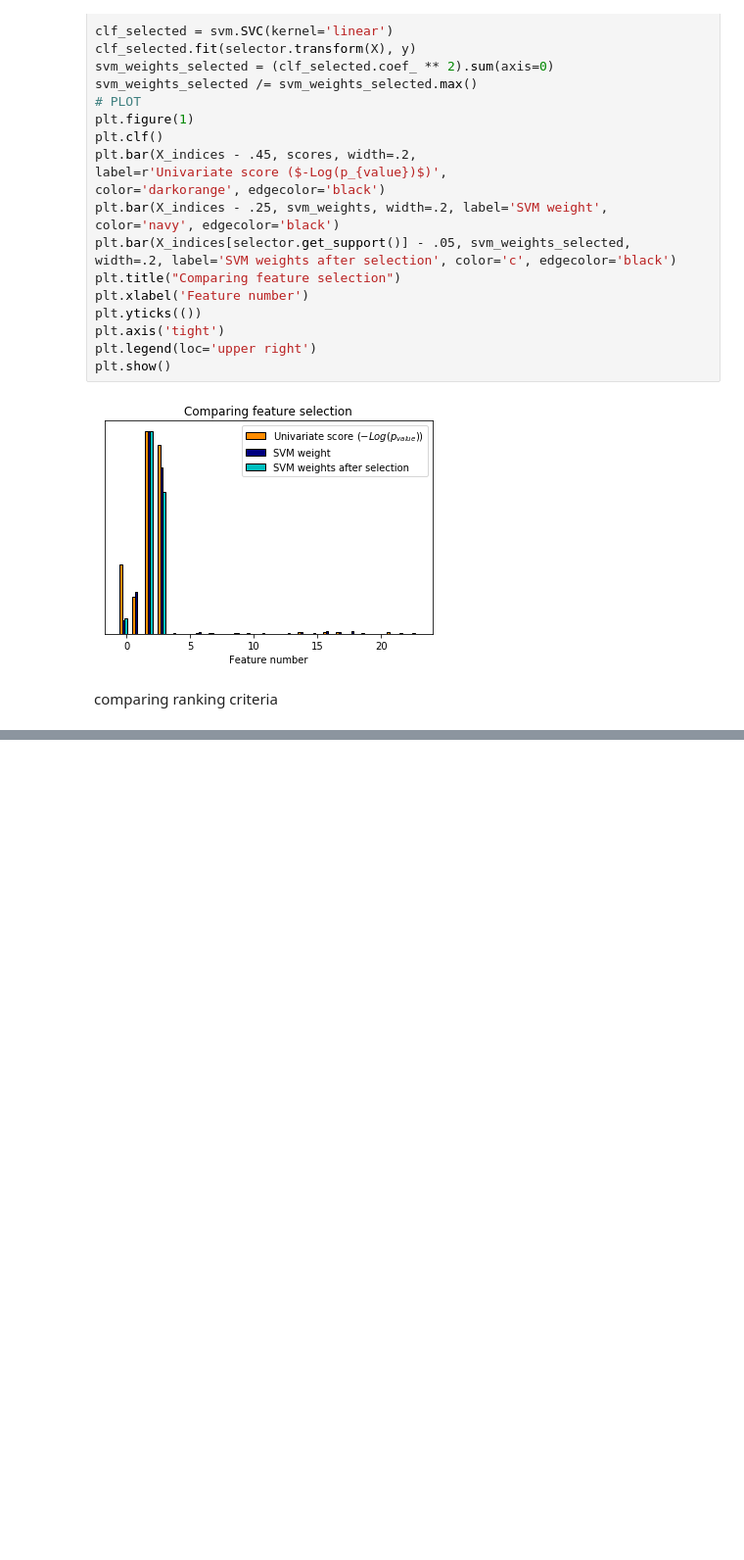
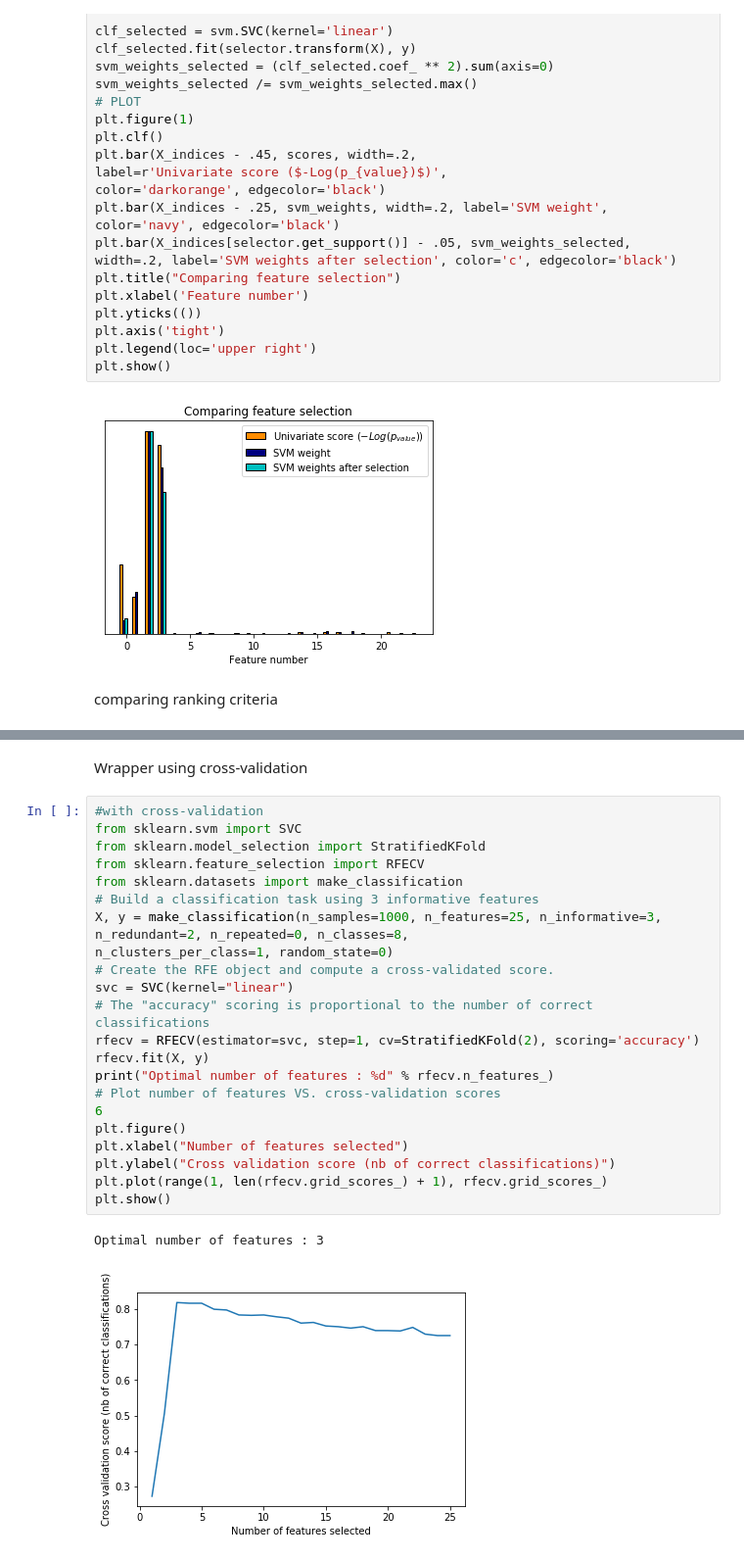
Before and after one commit to waque/CD, a Jupyter notebook: 9a/tut.ipynb, the cells around one changed output, grey strips where cells are left out. Shown at 98% size. Drawn from its saved outputs; the diff is of its cells as text; blank space fills up the shorter version.

```diff
--- a/9a/tut.ipynb
+++ b/9a/tut.ipynb
@@ -85,0 +86,28 @@ IndentationError: expected an indented block (<ipython-input-11-f41067e3708f>, l
+# %% [markdown]
+Wrapper using cross-validation
+# %%
+#with cross-validation
+from sklearn.svm import SVC
+from sklearn.model_selection import StratifiedKFold
+from sklearn.feature_selection import RFECV
+from sklearn.datasets import make_classification
+# Build a classification task using 3 informative features
+X, y = make_classification(n_samples=1000, n_features=25, n_informative=3,
+n_redundant=2, n_repeated=0, n_classes=8,
+n_clusters_per_class=1, random_state=0)
+# Create the RFE object and compute a cross-validated score.
+svc = SVC(kernel="linear")
+# The "accuracy" scoring is proportional to the number of correct classifications
+rfecv = RFECV(estimator=svc, step=1, cv=StratifiedKFold(2), scoring='accuracy')
+rfecv.fit(X, y)
+print("Optimal number of features : %d" % rfecv.n_features_)
+# Plot number of features VS. cross-validation scores
+6
+plt.figure()
+plt.xlabel("Number of features selected")
+plt.ylabel("Cross validation score (nb of correct classifications)")
+plt.plot(range(1, len(rfecv.grid_scores_) + 1), rfecv.grid_scores_)
+plt.show()
+# %% [output]
+Optimal number of features : 3
+[figure, added]
```
Also changed, not shown: parts of 1 cell of this notebook, 3 other files.
